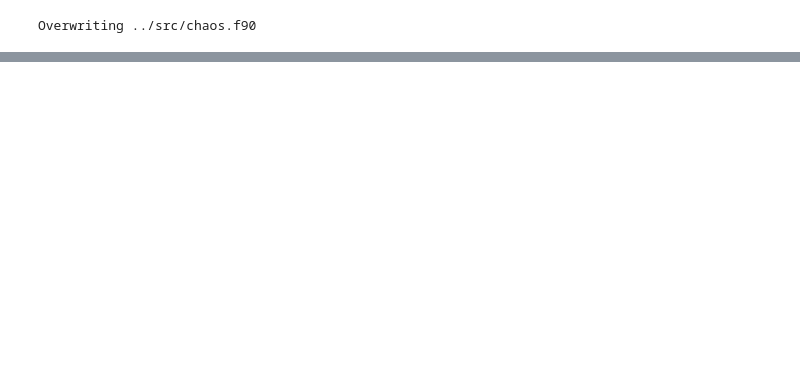
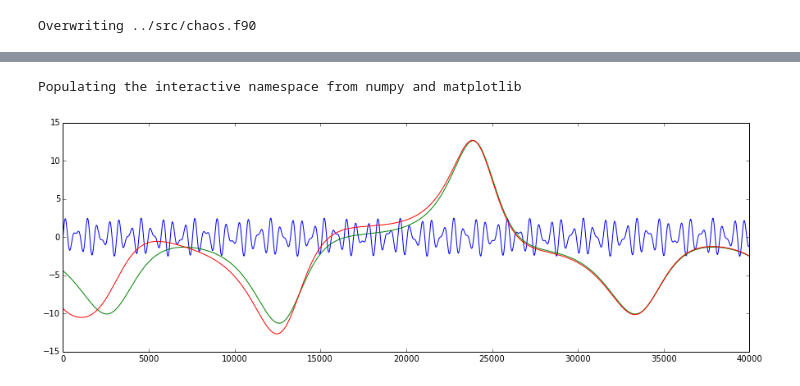
Before and after one commit to abhisheietk/crypto-chaotic, a Jupyter notebook: doc/fortran.ipynb, the cells around one changed output, grey strips where cells are left out. Saved outputs shown, nothing was run; the diff lists cells and outputs as text; code cells hidden in the pictures; blank space fills up the shorter version.

```diff
--- a/doc/fortran.ipynb
+++ b/doc/fortran.ipynb
@@ -140,0 +148,21 @@ popd
+# %%
+%pylab inline
+from matplotlib import rcParams
+import matplotlib.pyplot as plt
+
+dataMatrix1 = genfromtxt('../src/signal_recovered.dat')
+
+y1 = dataMatrix1[:,0]
+y2 = dataMatrix1[:,1]
+y3 = dataMatrix1[:,2]
+x = range(len(y1))
+
+plt.figure(figsize=(15, 5))
+
+plt.plot(x,y1)
+plt.plot(x,y2)
+plt.plot(x,y3)
+plt.show()
+# %% [output]
+Populating the interactive namespace from numpy and matplotlib
+[figure, added]
```
Also changed, not shown: parts of 3 cells of this notebook, 5 other files.
